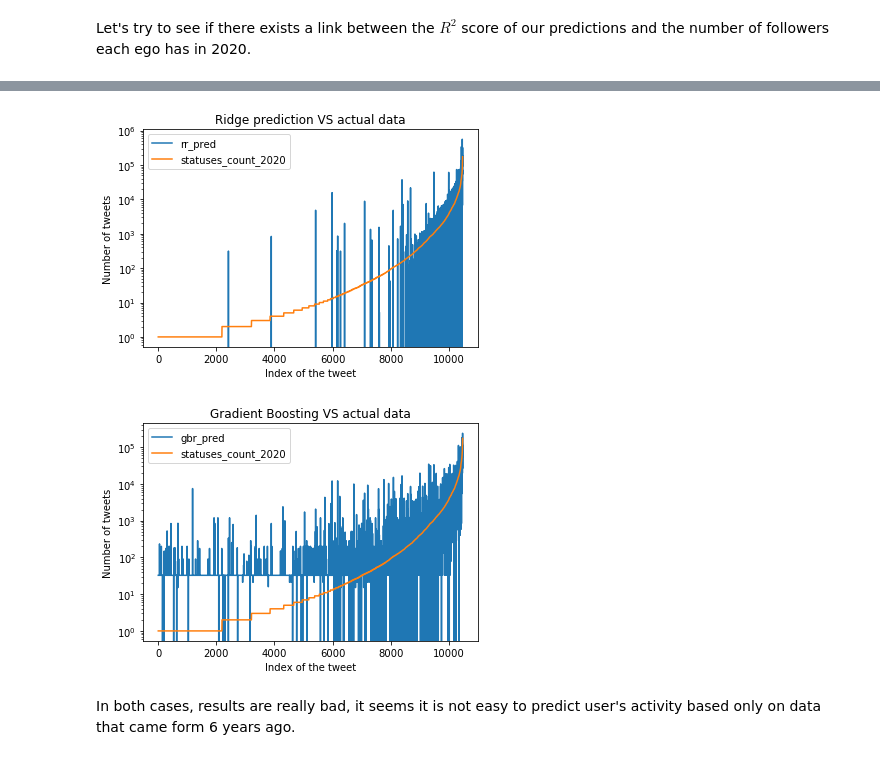
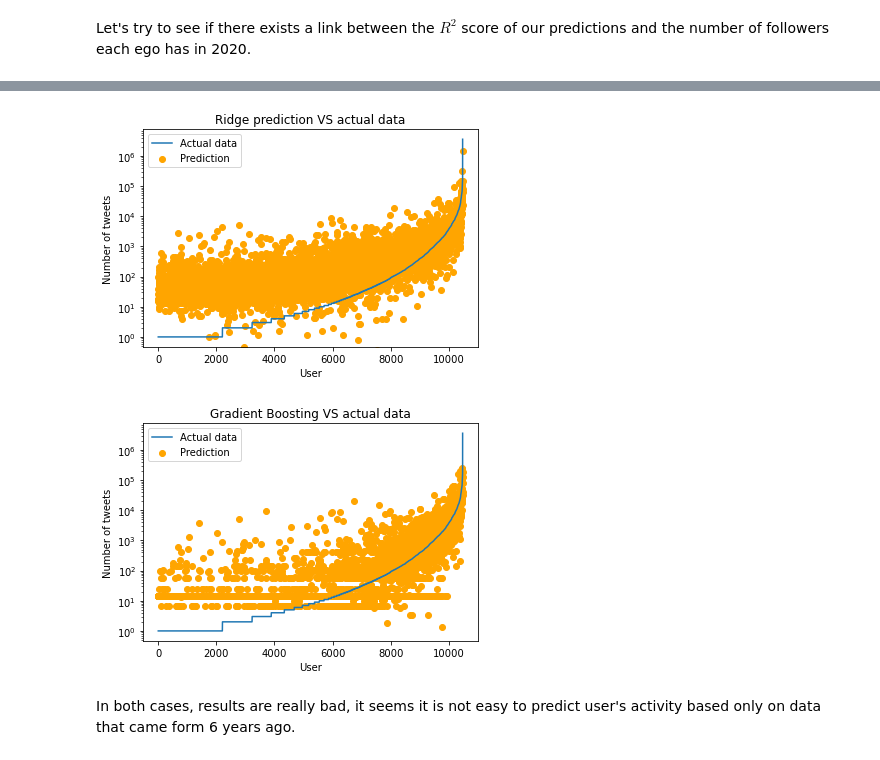
Before and after one commit to epfl-ada/ada-2020-project-milestone-p3-p3_kali, a Jupyter notebook: P4.ipynb, the cells around one changed output, grey strips where cells are left out. Cells and saved outputs as stored; diff of their text form; code cells hidden in the pictures.

```diff
--- a/P4.ipynb
+++ b/P4.ipynb
@@ -186,6 +186,8 @@ merged_necessary_info = merged[['id', 'statuses_count', 'followers_count', 'frie
 # %%
 active_users = merged_necessary_info.merge(ego_new_necessary_info, left_on = 'id', right_on = 'id', \
                                            suffixes = ('_2014', '_2020'))
+# %%
+active_users['diff_tweet'] = active_users['statuses_count_2020'] - active_users['statuses_count_2014']
 # %%
 features = ['followers_count_2014', 'friends_count_2014', 'statuses_count_2014', 'followers_count_2020', 'friends_count_2020']
 output = 'statuses_count_2020'
@@ -207,7 +209,7 @@ To split the data, we will use `train_test_split` from `sklearn` as we did in HW
 # %%
 test_size = 0.7
 
-trainset, testset = train_test_split(active_users[features + [output]], test_size = test_size, shuffle = True)
+trainset, testset = train_test_split(active_users, test_size = test_size, shuffle = True)
 # %% [markdown]
 We will try two different models, `GradientBoostingRegressor` and `Ridge`. This follows the same pattern as in HW2, so we won't go into too much details about our steps.
 # %%
@@ -345,11 +354,11 @@ We can see that the best hyperparameters are $10^{10}$ for Ridge and $0.05$ and
 
 We will train the model with the hyperparameters found above, then predict the output for the test set and finally plot those results to see how they compare to the actual values of the output of the test set.
 # %%
-best_gbr = GradientBoostingRegressor(n_estimators = 250, learning_rate = 0.05)
+best_gbr = GradientBoostingRegressor(n_estimators = 150, learning_rate = 0.1)
 best_gbr.fit(train_x, train_y)
 best_pred_gbr = best_gbr.predict(test_x)
 # %%
-best_rr = Ridge(alpha = 10 ** 10)
+best_rr = Ridge(alpha = 10 ** 8)
 best_rr.fit(train_x, train_y)
 best_pred_rr = best_rr.predict(test_x)
 # %%
@@ -378,22 +387,26 @@ r2set
 # %%
 all_pred = testset[['statuses_count_2020', 'rr_pred', 'gbr_pred']].sort_values(by = 'statuses_count_2020')
 all_pred.set_index(np.arange(0, all_pred.shape[0]), inplace = True)
-all_pred[['rr_pred', 'statuses_count_2020']].plot()
+plt.scatter(x = all_pred.index, y = all_pred.rr_pred, color = 'orange', label = 'Prediction')
+plt.plot(all_pred.index, all_pred.statuses_count_2020, label = 'Actual data')
 plt.yscale('log')
-plt.xlabel('Index of the tweet')
+plt.xlabel('User')
 plt.ylabel('Number of tweets')
 plt.title('Ridge prediction VS actual data')
+plt.legend()
 plt.savefig('rrpred.png')
 # %% [output]
-[figure, old version]
+[figure, new version]
 # %%
-all_pred[['gbr_pred', 'statuses_count_2020']].plot()
+plt.scatter(x = all_pred.index, y = all_pred.gbr_pred, color = 'orange', label = 'Prediction')
+plt.plot(all_pred.index, all_pred.statuses_count_2020, label = 'Actual data')
 plt.yscale('log')
-plt.xlabel('Index of the tweet')
+plt.xlabel('User')
 plt.ylabel('Number of tweets')
 plt.title('Gradient Boosting VS actual data')
+plt.legend()
 plt.savefig('gbrpred.png')
 # %% [output]
-[figure, old version]
+[figure, new version]
 # %% [markdown]
 In both cases, results are really bad, it seems it is not easy to predict user's activity based only on data that came form 6 years ago.
```
Also changed, not shown: parts of 30 cells of this notebook, 13 other files.
